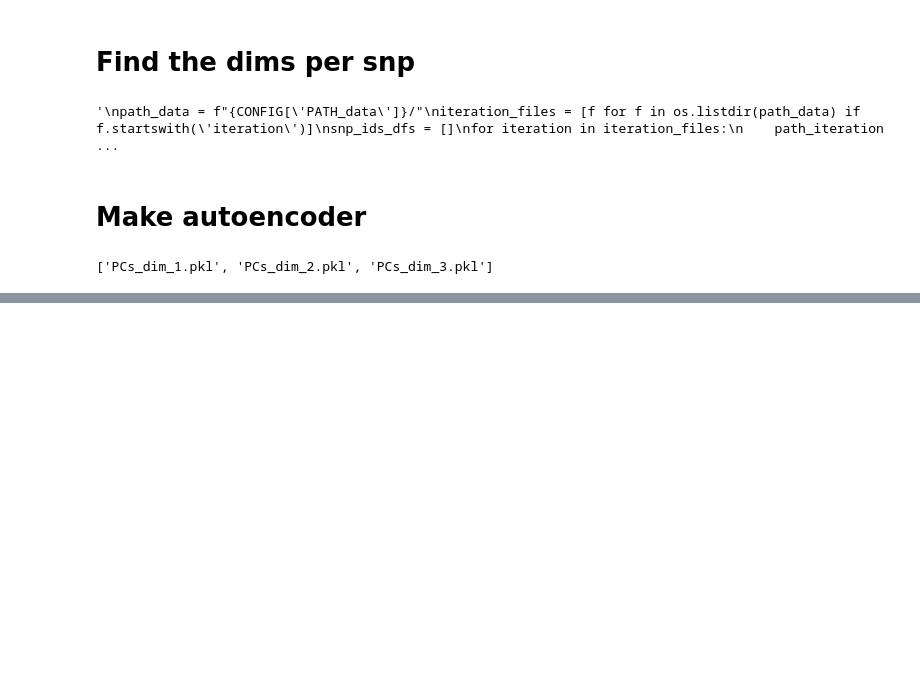
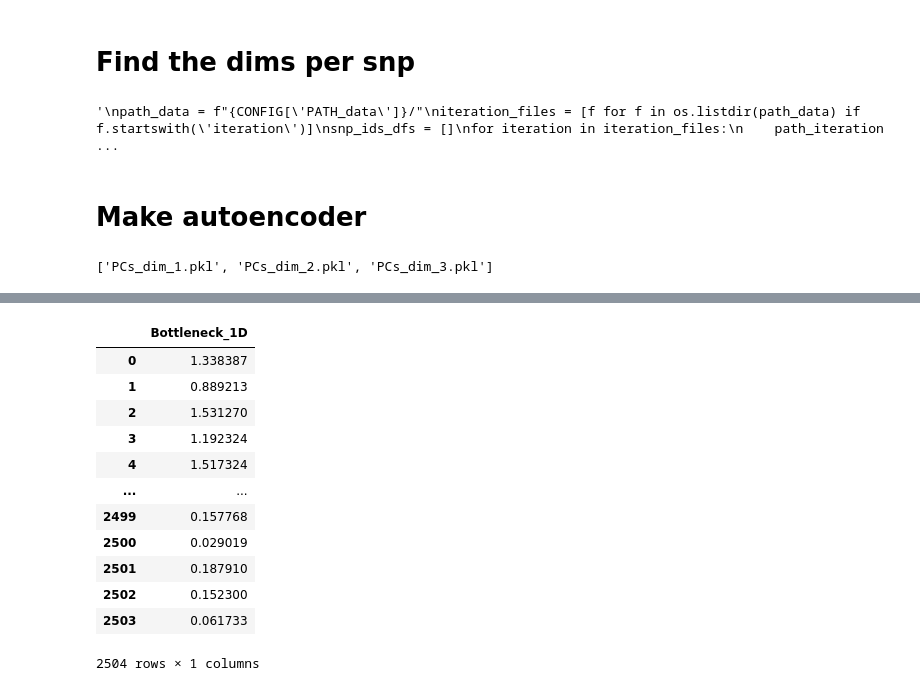
Before and after one commit to mat2m10/pca_projection, a Jupyter notebook: run_test.ipynb, the cells around one changed output, grey strips where cells are left out. Drawn from its saved outputs; the diff is of its cells as text; code cells hidden in the pictures; blank space fills up the shorter version.

```diff
--- a/run_test.ipynb
+++ b/run_test.ipynb
@@ -213,0 +272,16 @@ dims_df
+# %%
+bottleneck_df
+# %% [output]
+|  | Bottleneck_1D |
+| 0 | 1.338387 |
+| 1 | 0.889213 |
+| 2 | 1.531270 |
+| 3 | 1.192324 |
+| 4 | 1.517324 |
+| ... | ... |
+| 2499 | 0.157768 |
+| 2500 | 0.029019 |
+| 2501 | 0.187910 |
+| 2502 | 0.152300 |
+| 2503 | 0.061733 |
+2504 rows × 1 columns
```
Also changed, not shown: parts of 6 cells of this notebook.
